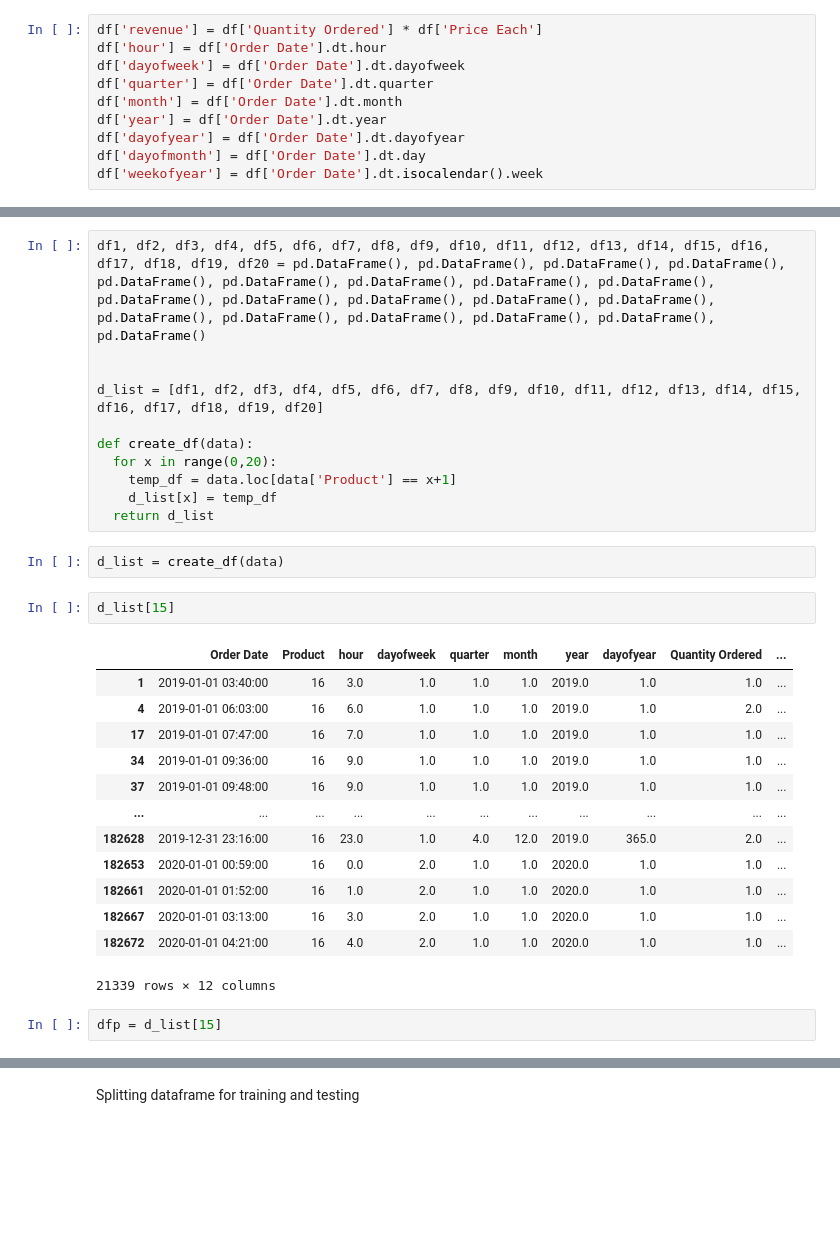
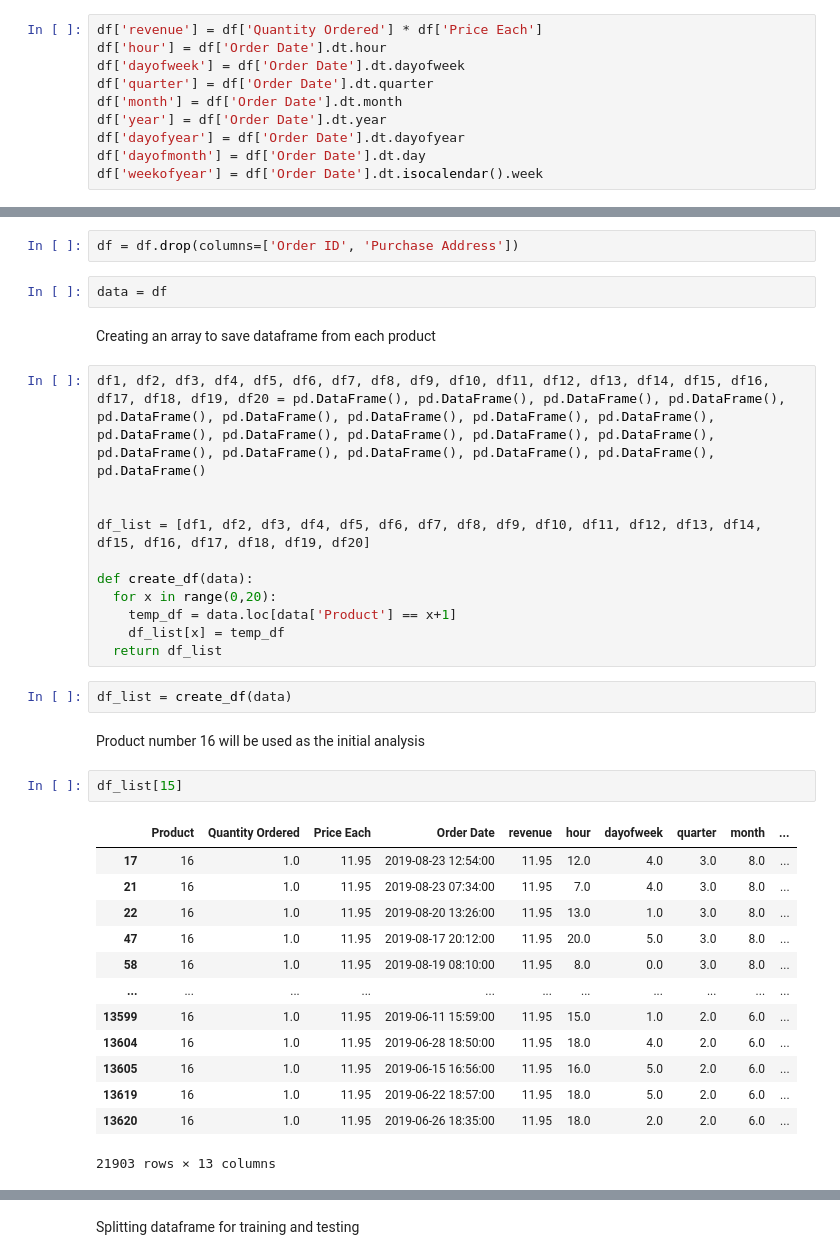
Before and after one commit to C23-PS052/Machine-Learning, a Jupyter notebook: Capstone_Playground.ipynb, the cells around one changed output, grey strips where cells are left out. Drawn from its saved outputs; the diff is of its cells as text; blank space fills up the shorter version.

```diff
--- a/Capstone_Playground.ipynb
+++ b/Capstone_Playground.ipynb
@@ -138,31 +123,37 @@ Name: Product, dtype: int64
+# %%
+df = df.drop(columns=['Order ID', 'Purchase Address'])
+# %%
+data = df
+# %% [markdown]
+Creating an array to save dataframe from each product
 # %%
 df1, df2, df3, df4, df5, df6, df7, df8, df9, df10, df11, df12, df13, df14, df15, df16, df17, df18, df19, df20 = pd.DataFrame(), pd.DataFrame(), pd.DataFrame(), pd.DataFrame(), pd.DataFrame(), pd.DataFrame(), pd.DataFrame(), pd.DataFrame(), pd.DataFrame(), pd.DataFrame(), pd.DataFrame(), pd.DataFrame(), pd.DataFrame(), pd.DataFrame(), pd.DataFrame(), pd.DataFrame(), pd.DataFrame(), pd.DataFrame(), pd.DataFrame(), pd.DataFrame()
 
 
-d_list = [df1, df2, df3, df4, df5, df6, df7, df8, df9, df10, df11, df12, df13, df14, df15, df16, df17, df18, df19, df20]
+df_list = [df1, df2, df3, df4, df5, df6, df7, df8, df9, df10, df11, df12, df13, df14, df15, df16, df17, df18, df19, df20]
 
 def create_df(data):
   for x in range(0,20):
     temp_df = data.loc[data['Product'] == x+1]
-    d_list[x] = temp_df
-  return d_list
+    df_list[x] = temp_df
+  return df_list
 # %%
-d_list = create_df(data)
+df_list = create_df(data)
+# %% [markdown]
+Product number 16 will be used as the initial analysis
 # %%
-d_list[15]
+df_list[15]
 # %% [output]
-|  | Order Date | Product | hour | dayofweek | quarter | month | year | dayofyear | Quantity Ordered | ... |
-| 1 | 2019-01-01 03:40:00 | 16 | 3.0 | 1.0 | 1.0 | 1.0 | 2019.0 | 1.0 | 1.0 | ... |
-| 4 | 2019-01-01 06:03:00 | 16 | 6.0 | 1.0 | 1.0 | 1.0 | 2019.0 | 1.0 | 2.0 | ... |
-| 17 | 2019-01-01 07:47:00 | 16 | 7.0 | 1.0 | 1.0 | 1.0 | 2019.0 | 1.0 | 1.0 | ... |
-| 34 | 2019-01-01 09:36:00 | 16 | 9.0 | 1.0 | 1.0 | 1.0 | 2019.0 | 1.0 | 1.0 | ... |
-| 37 | 2019-01-01 09:48:00 | 16 | 9.0 | 1.0 | 1.0 | 1.0 | 2019.0 | 1.0 | 1.0 | ... |
+|  | Product | Quantity Ordered | Price Each | Order Date | revenue | hour | dayofweek | quarter | month | ... |
+| 17 | 16 | 1.0 | 11.95 | 2019-08-23 12:54:00 | 11.95 | 12.0 | 4.0 | 3.0 | 8.0 | ... |
+| 21 | 16 | 1.0 | 11.95 | 2019-08-23 07:34:00 | 11.95 | 7.0 | 4.0 | 3.0 | 8.0 | ... |
+| 22 | 16 | 1.0 | 11.95 | 2019-08-20 13:26:00 | 11.95 | 13.0 | 1.0 | 3.0 | 8.0 | ... |
+| 47 | 16 | 1.0 | 11.95 | 2019-08-17 20:12:00 | 11.95 | 20.0 | 5.0 | 3.0 | 8.0 | ... |
+| 58 | 16 | 1.0 | 11.95 | 2019-08-19 08:10:00 | 11.95 | 8.0 | 0.0 | 3.0 | 8.0 | ... |
 | ... | ... | ... | ... | ... | ... | ... | ... | ... | ... | ... |
-| 182628 | 2019-12-31 23:16:00 | 16 | 23.0 | 1.0 | 4.0 | 12.0 | 2019.0 | 365.0 | 2.0 | ... |
-| 182653 | 2020-01-01 00:59:00 | 16 | 0.0 | 2.0 | 1.0 | 1.0 | 2020.0 | 1.0 | 1.0 | ... |
-| 182661 | 2020-01-01 01:52:00 | 16 | 1.0 | 2.0 | 1.0 | 1.0 | 2020.0 | 1.0 | 1.0 | ... |
-| 182667 | 2020-01-01 03:13:00 | 16 | 3.0 | 2.0 | 1.0 | 1.0 | 2020.0 | 1.0 | 1.0 | ... |
-| 182672 | 2020-01-01 04:21:00 | 16 | 4.0 | 2.0 | 1.0 | 1.0 | 2020.0 | 1.0 | 1.0 | ... |
+| 13599 | 16 | 1.0 | 11.95 | 2019-06-11 15:59:00 | 11.95 | 15.0 | 1.0 | 2.0 | 6.0 | ... |
+| 13604 | 16 | 1.0 | 11.95 | 2019-06-28 18:50:00 | 11.95 | 18.0 | 4.0 | 2.0 | 6.0 | ... |
+| 13605 | 16 | 1.0 | 11.95 | 2019-06-15 16:56:00 | 11.95 | 16.0 | 5.0 | 2.0 | 6.0 | ... |
+| 13619 | 16 | 1.0 | 11.95 | 2019-06-22 18:57:00 | 11.95 | 18.0 | 5.0 | 2.0 | 6.0 | ... |
+| 13620 | 16 | 1.0 | 11.95 | 2019-06-26 18:35:00 | 11.95 | 18.0 | 2.0 | 2.0 | 6.0 | ... |
-21339 rows × 12 columns
+21903 rows × 13 columns
-# %%
-dfp = d_list[15]
```
Also changed, not shown: parts of 60 cells of this notebook.
